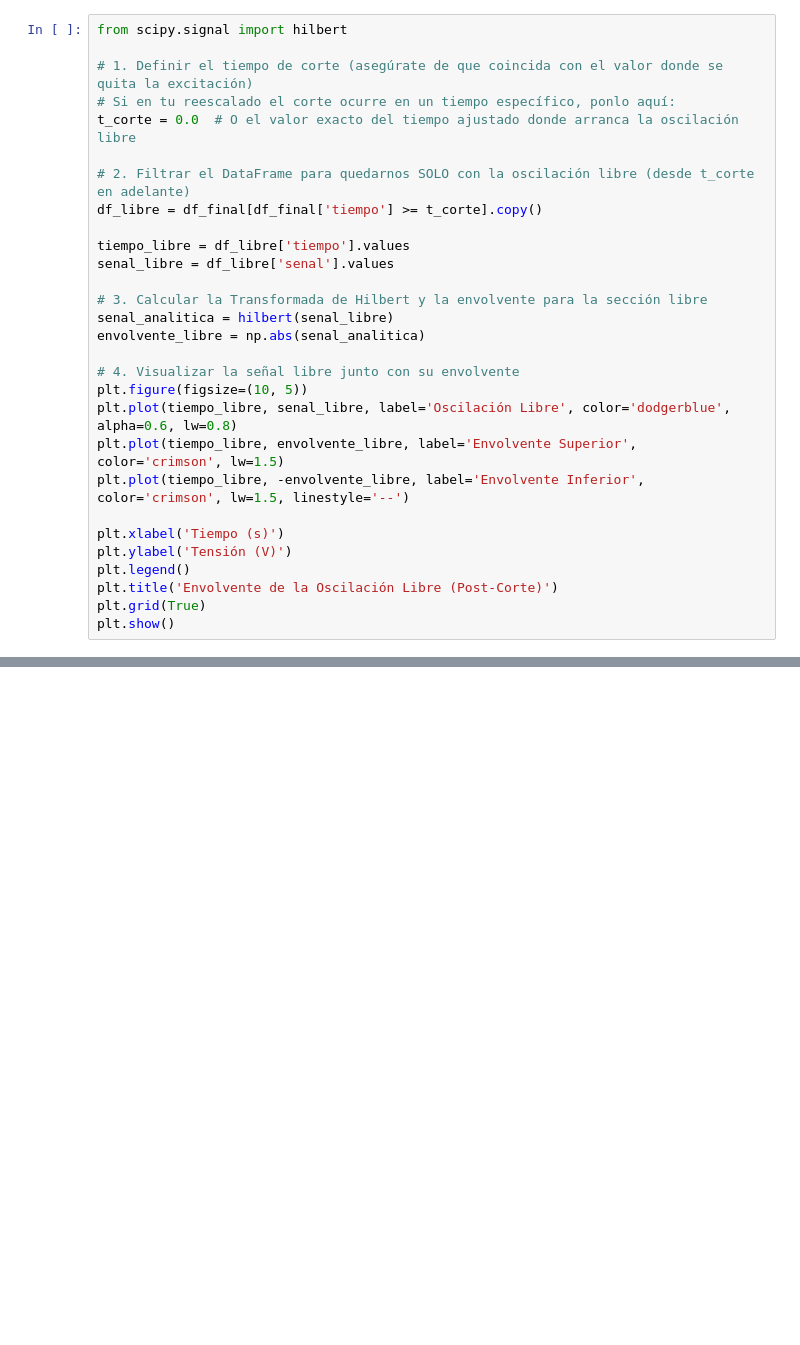
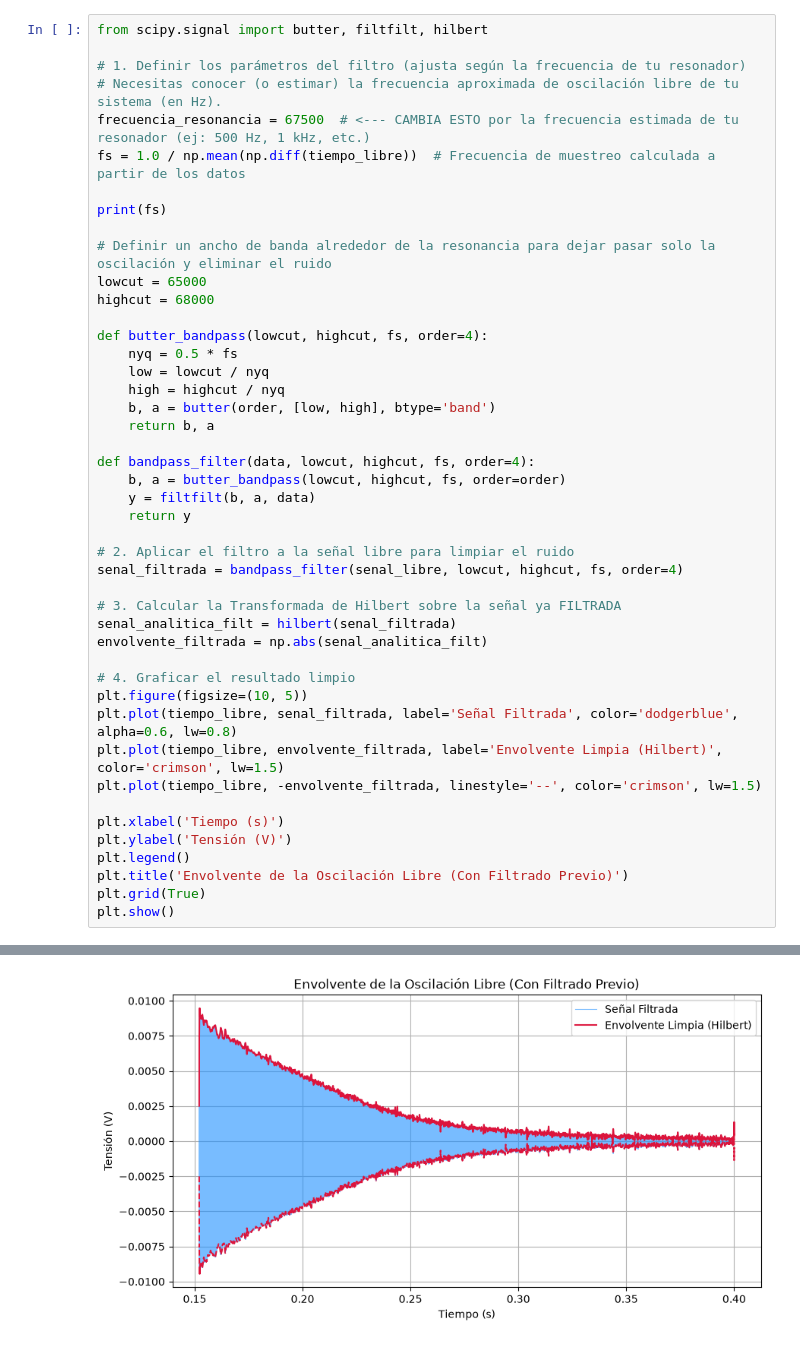
Before and after one commit to franciscoramat/MEMS, a Jupyter notebook: Analisis_Ringdowns.ipynb, the cells around one changed output, grey strips where cells are left out. Cells and saved outputs as stored; diff of their text form; blank space fills up the shorter version.

```diff
--- a/Analisis_Ringdowns.ipynb
+++ b/Analisis_Ringdowns.ipynb
@@ -114,30 +115,47 @@ Mediciones/Ring_Downs/Limpios\ringdown-02-11-1655_reconstruida.csv
 ¡Proceso completado! Archivo nuevo guardado exitosamente.
 # %%
-from scipy.signal import hilbert
+from scipy.signal import butter, filtfilt, hilbert
 
-# 1. Definir el tiempo de corte (asegúrate de que coincida con el valor donde se quita la excitación)
-# Si en tu reescalado el corte ocurre en un tiempo específico, ponlo aquí:
-t_corte = 0.0  # O el valor exacto del tiempo ajustado donde arranca la oscilación libre
+# 1. Definir los parámetros del filtro (ajusta según la frecuencia de tu resonador)
+# Necesitas conocer (o estimar) la frecuencia aproximada de oscilación libre de tu sistema (en Hz).
+frecuencia_resonancia = 67500  # <--- CAMBIA ESTO por la frecuencia estimada de tu resonador (ej: 500 Hz, 1 kHz, etc.)
+fs = 1.0 / np.mean(np.diff(tiempo_libre))  # Frecuencia de muestreo calculada a partir de los datos
 
-# 2. Filtrar el DataFrame para quedarnos SOLO con la oscilación libre (desde t_corte en adelante)
-df_libre = df_final[df_final['tiempo'] >= t_corte].copy()
+print(fs)
 
-tiempo_libre = df_libre['tiempo'].values
-senal_libre = df_libre['senal'].values
+# Definir un ancho de banda alrededor de la resonancia para dejar pasar solo la oscilación y eliminar el ruido
+lowcut = 65000
+highcut = 68000
 
-# 3. Calcular la Transformada de Hilbert y la envolvente para la sección libre
-senal_analitica = hilbert(senal_libre)
-envolvente_libre = np.abs(senal_analitica)
+def butter_bandpass(lowcut, highcut, fs, order=4):
+    nyq = 0.5 * fs
+    low = lowcut / nyq
+    high = highcut / nyq
+    b, a = butter(order, [low, high], btype='band')
+    return b, a
 
-# 4. Visualizar la señal libre junto con su envolvente
+def bandpass_filter(data, lowcut, highcut, fs, order=4):
+    b, a = butter_bandpass(lowcut, highcut, fs, order=order)
+    y = filtfilt(b, a, data)
+    return y
+
+# 2. Aplicar el filtro a la señal libre para limpiar el ruido
+senal_filtrada = bandpass_filter(senal_libre, lowcut, highcut, fs, order=4)
+
+# 3. Calcular la Transformada de Hilbert sobre la señal ya FILTRADA
+senal_analitica_filt = hilbert(senal_filtrada)
+envolvente_filtrada = np.abs(senal_analitica_filt)
+
+# 4. Graficar el resultado limpio
 plt.figure(figsize=(10, 5))
-plt.plot(tiempo_libre, senal_libre, label='Oscilación Libre', color='dodgerblue', alpha=0.6, lw=0.8)
-plt.plot(tiempo_libre, envolvente_libre, label='Envolvente Superior', color='crimson', lw=1.5)
-plt.plot(tiempo_libre, -envolvente_libre, label='Envolvente Inferior', color='crimson', lw=1.5, linestyle='--')
+plt.plot(tiempo_libre, senal_filtrada, label='Señal Filtrada', color='dodgerblue', alpha=0.6, lw=0.8)
+plt.plot(tiempo_libre, envolvente_filtrada, label='Envolvente Limpia (Hilbert)', color='crimson', lw=1.5)
+plt.plot(tiempo_libre, -envolvente_filtrada, linestyle='--', color='crimson', lw=1.5)
 
 plt.xlabel('Tiempo (s)')
 plt.ylabel('Tensión (V)')
 plt.legend()
-plt.title('Envolvente de la Oscilación Libre (Post-Corte)')
+plt.title('Envolvente de la Oscilación Libre (Con Filtrado Previo)')
 plt.grid(True)
 plt.show()
+# %% [output]
@@ -143,0 +163 @@ plt.show()
+[figure, added]
```
Also changed, not shown: parts of 9 cells of this notebook, 3 other files.
